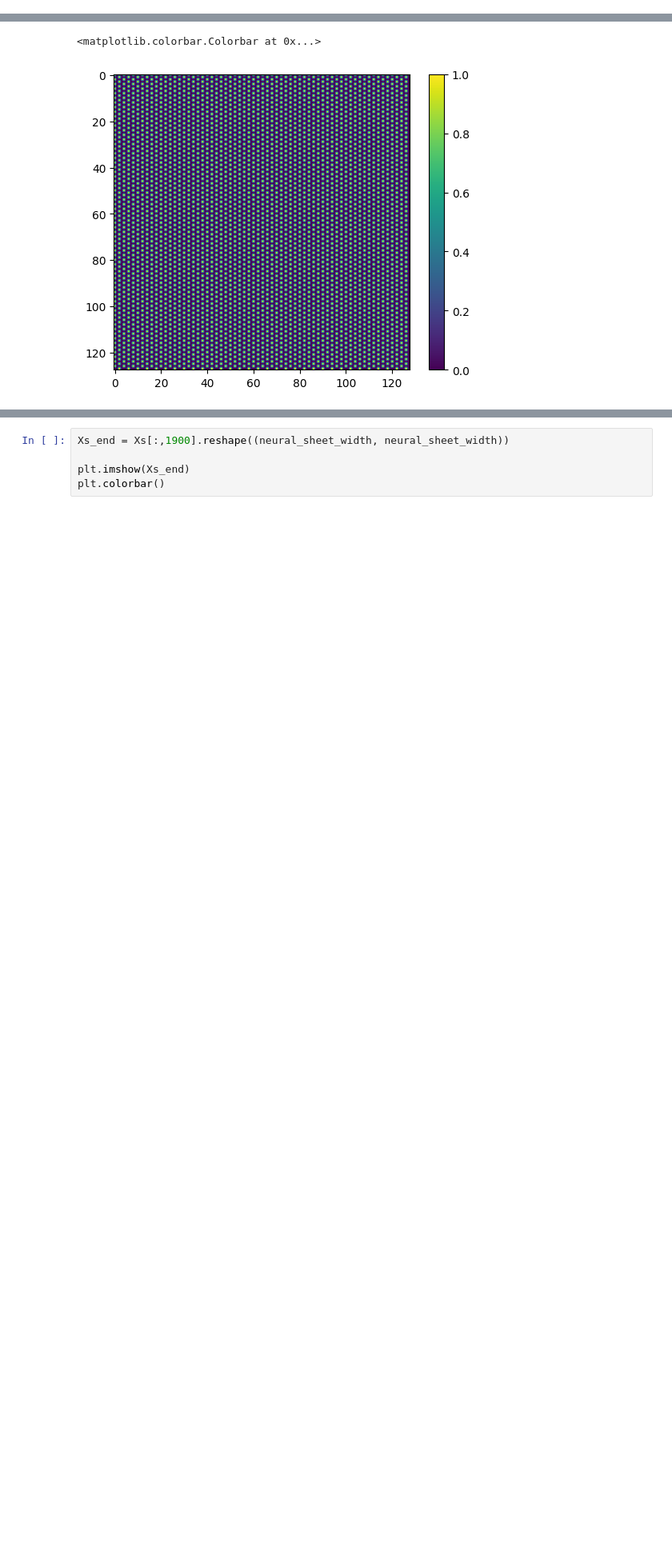
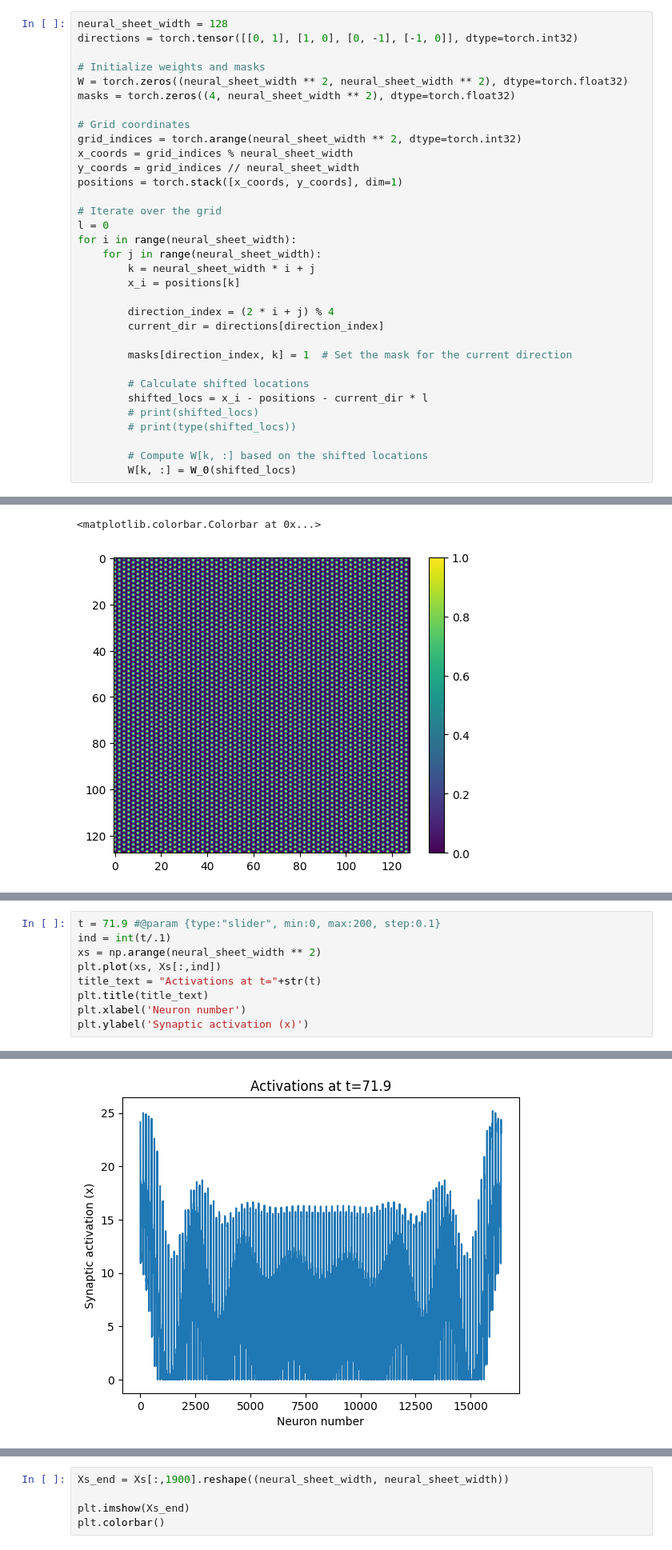
Before and after one commit to wellscrosby/GPU-Grid-Cells, a Jupyter notebook: grid_cells.ipynb, the cells around one changed output, grey strips where cells are left out. Shown: that part at 80% size. Cells and saved outputs as stored; diff of their text form; blank space fills up the shorter version.

```diff
--- a/grid_cells.ipynb
+++ b/grid_cells.ipynb
@@ -166,6 +175,39 @@ for i in range(neural_sheet_width):
 
         W[k, :] = W_0(shifted_locs)
     # raise
+# %%
+neural_sheet_width = 128
+directions = torch.tensor([[0, 1], [1, 0], [0, -1], [-1, 0]], dtype=torch.int32)
+
+# Initialize weights and masks
+W = torch.zeros((neural_sheet_width ** 2, neural_sheet_width ** 2), dtype=torch.float32)
+masks = torch.zeros((4, neural_sheet_width ** 2), dtype=torch.float32)
+
+# Grid coordinates
+grid_indices = torch.arange(neural_sheet_width ** 2, dtype=torch.int32)
+x_coords = grid_indices % neural_sheet_width
+y_coords = grid_indices // neural_sheet_width
+positions = torch.stack([x_coords, y_coords], dim=1)
+
+# Iterate over the grid
+l = 0
+for i in range(neural_sheet_width):
+    for j in range(neural_sheet_width):
+        k = neural_sheet_width * i + j
+        x_i = positions[k]
+
+        direction_index = (2 * i + j) % 4
+        current_dir = directions[direction_index]
+
+        masks[direction_index, k] = 1  # Set the mask for the current direction
+
+        # Calculate shifted locations
+        shifted_locs = x_i - positions - current_dir * l
+        # print(shifted_locs)
+        # print(type(shifted_locs))
+
+        # Compute W[k, :] based on the shifted locations
+        W[k, :] = W_0(shifted_locs)
 # %%
 # neural_sheet_width = 31
 # directions = [np.array([0, 1]), np.array([1, 0]), np.array([0, -1]), np.array([-1, 0])]
@@ -290,0 +320,10 @@ Text(0, 0.5, 'Synaptic activation (x)')
+# %%
+t = 71.9 #@param {type:"slider", min:0, max:200, step:0.1}
+ind = int(t/.1)
+xs = np.arange(neural_sheet_width ** 2)
+plt.plot(xs, Xs[:,ind])
+title_text = "Activations at t="+str(t)
+plt.title(title_text)
+plt.xlabel('Neuron number')
+plt.ylabel('Synaptic activation (x)')
+# %% [output]
@@ -290,0 +331 @@ Text(0, 0.5, 'Synaptic activation (x)')
+[figure, added]
```
Also changed, not shown: parts of 10 cells of this notebook.
